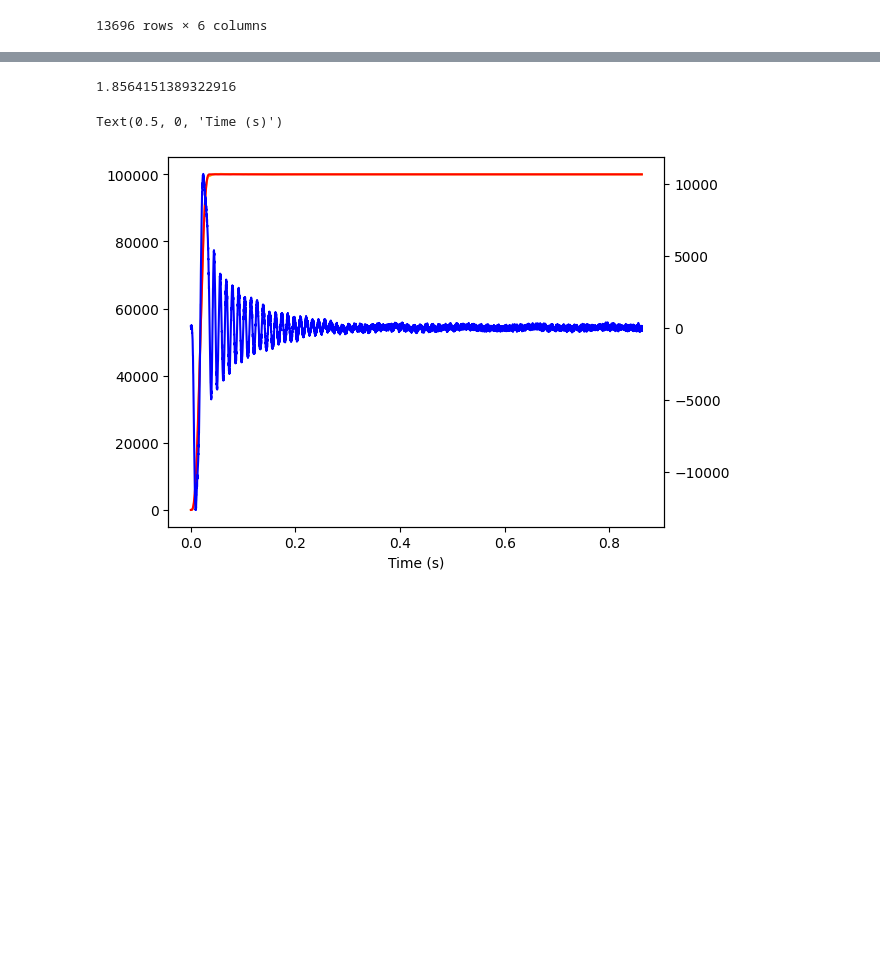
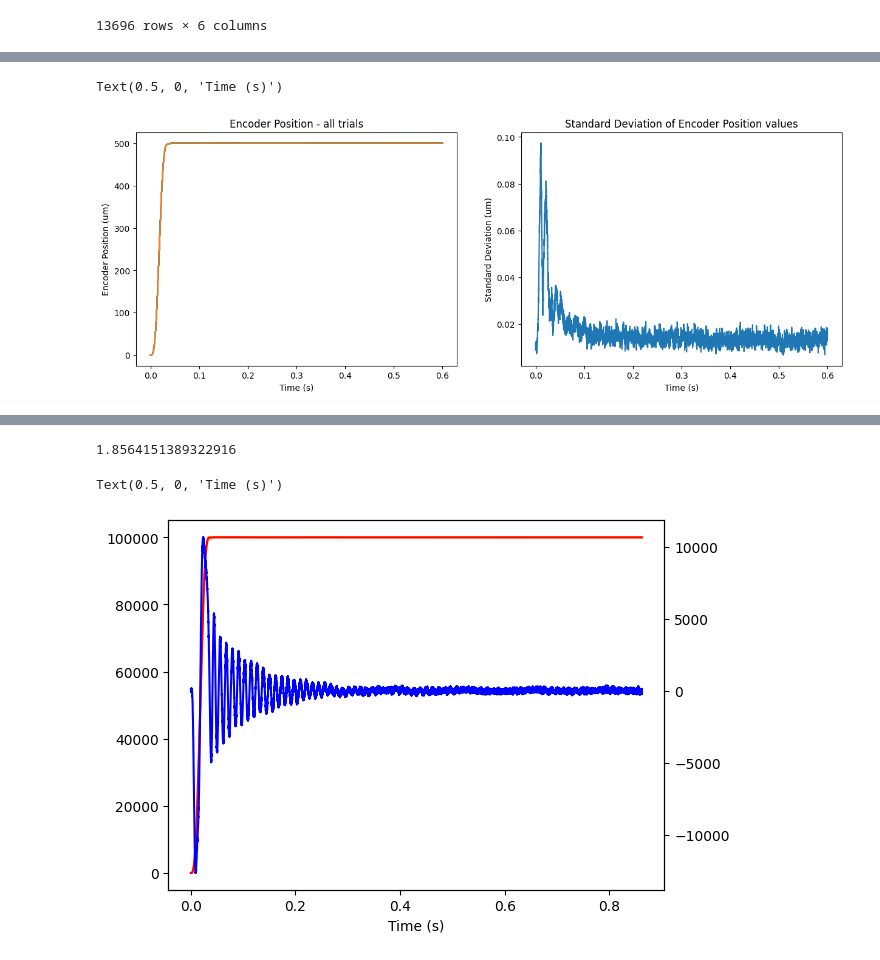
Before and after one commit to ChiragBusiness/FYP, a Jupyter notebook: LookingAtData2.ipynb, the cells around one changed output, grey strips where cells are left out. Drawn from its saved outputs; the diff is of its cells as text; code cells hidden in the pictures; blank space fills up the shorter version.

```diff
--- a/LookingAtData2.ipynb
+++ b/LookingAtData2.ipynb
@@ -134,0 +135,52 @@ Text(0, 0.5, 'Standard Deviation (um)')
+# %%
+fix, axs = plt.subplots(1, 2, figsize=(15, 5))
+
+encoder_values = []
+endpoint_values = []
+endpoint_position_values = []
+
+times = np.array(list(range(4800))) / 8000
+
+for i in np.where(file_lengths > n_samples)[0]:
+
+    data = pd.read_csv(f'Data/FLOATMAG_BH_Datalog_2023_10_17 09.37.30 _Samp=8000/{filenames[i]}', delimiter="\t", index_col = "sample")
+
+    axs[0].plot(times, data["ENC_POS_FLOATMAG_BH"].iloc[:n_samples] / 200)
+
+    encoder_values.append((data["ENC_POS_FLOATMAG_BH"].iloc[:n_samples] / 200).values)
+
+    # axs[1, 0].plot(data["FLOATMAG_ACC_ADC_PORT_0"].iloc[:n_samples])
+
+    # endpoint_values.append(data["FLOATMAG_ACC_ADC_PORT_0"].iloc[:n_samples].values)
+
+    # functional_point_velocity = (-data["FLOATMAG_ACC_ADC_PORT_0"]).expanding().apply(lambda x: np.trapz(x, dx=1/8000))
+    # functional_point_position = (functional_point_velocity).expanding().apply(lambda x: np.trapz(x, dx=1/8000)).values * 269.4 #multiplying by 269.4 to convert to um (on the assumption that max position is 500 um)
+
+    # axs[2,0].plot(functional_point_position[:n_samples])
+    # endpoint_position_values.append(functional_point_position[:n_samples])
+
+
+encoder_values = np.array(encoder_values)
+# endpoint_values = np.array(endpoint_values)
+# endpoint_position_values = np.array(endpoint_position_values)
+
+axs[1].plot(times, np.std(encoder_values, axis=0))
+
+
+axs[1].set_title("Standard Deviation of Encoder Position values")
+axs[1].set_ylabel("Standard Deviation (um)")
+axs[1].set_xlabel("Time (s)")
+
+axs[0].set_title("Encoder Position - all trials")
+axs[0].set_ylabel("Encoder Position (um)")
+axs[0].set_xlabel("Time (s)")
+
+# ax2 = axs[1].twinx()
+# ax2.plot(times, (np.max(encoder_values, axis = 0) - np.min(encoder_values, axis = 0)), "r")
+
+
+# axs[0].set_xlim(0.03, 0.1)
+# axs[0].set_ylim(480, 520)
+# %% [output]
+Text(0.5, 0, 'Time (s)')
+[figure, added]
```
Also changed, not shown: parts of 9 cells of this notebook, 6 other files.
